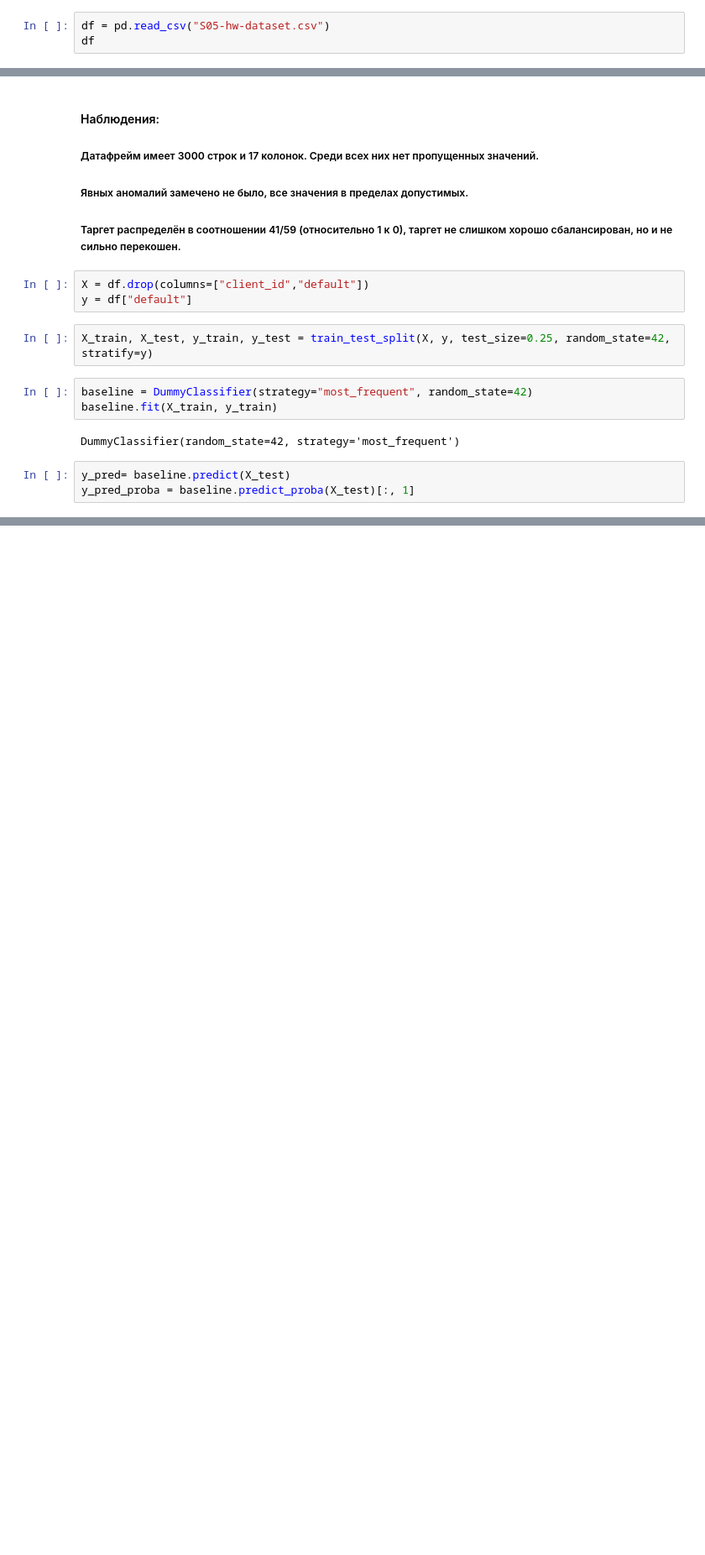
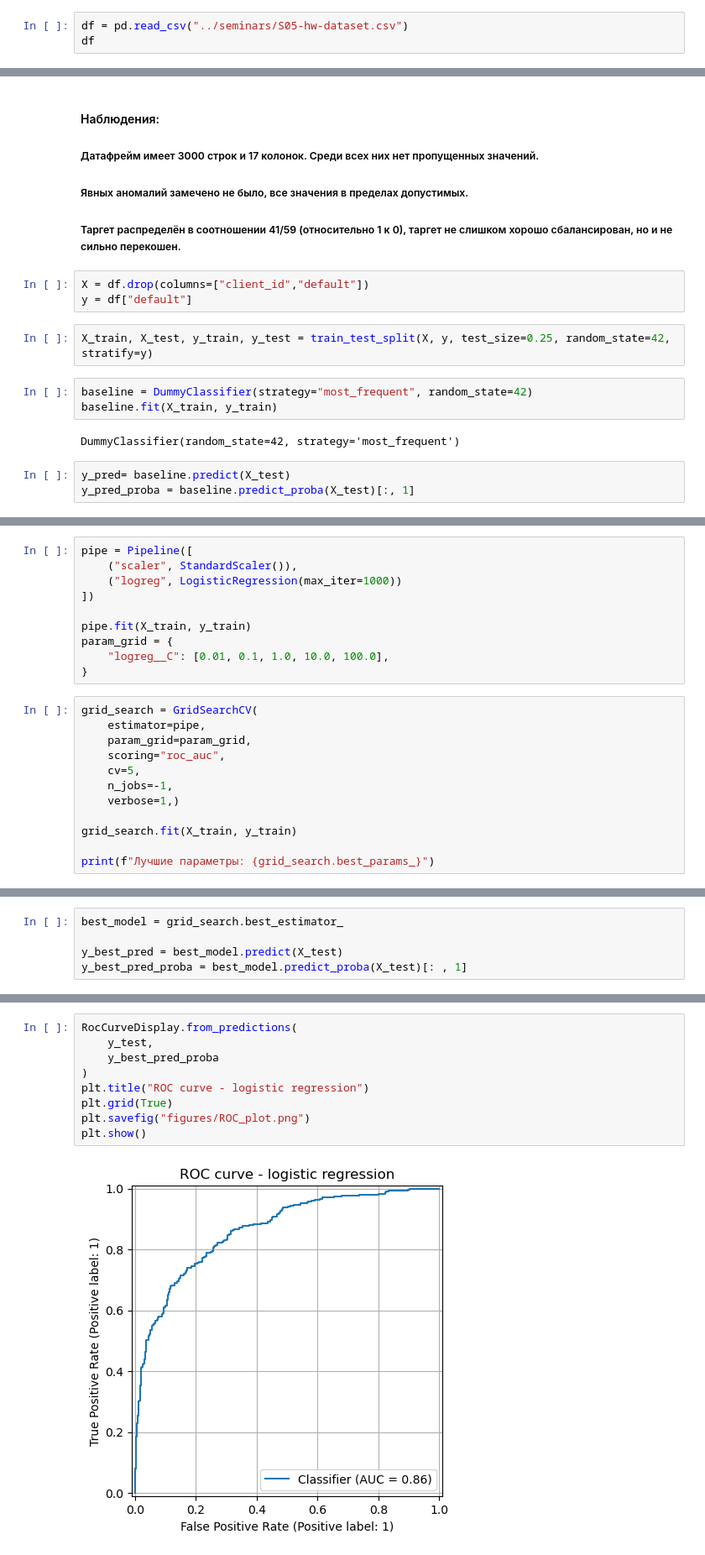
Before and after one commit to 7efirochka/aie-student-prod, a Jupyter notebook: homeworks/HW05/HW05.ipynb, the cells around one changed output, grey strips where cells are left out. Shown: that part at 84% size. Saved outputs shown, nothing was run; the diff lists cells and outputs as text; blank space fills up the shorter version.

```diff
--- a/homeworks/HW05/HW05.ipynb
+++ b/homeworks/HW05/HW05.ipynb
@@ -10,5 +15,5 @@ from sklearn.metrics import accuracy_score, precision_score, roc_auc_score
 # %%
-df = pd.read_csv("S05-hw-dataset.csv")
+df = pd.read_csv("../seminars/S05-hw-dataset.csv")
 df
 # %% [output]
 |  | client_id | age | income | years_employed | credit_score | debt_to_income | num_credit_cards | ... |
@@ -101,0 +117,22 @@ Accuracy: 0.5893333333333334
+# %%
+pipe = Pipeline([
+    ("scaler", StandardScaler()),
+    ("logreg", LogisticRegression(max_iter=1000))
+])
+
+pipe.fit(X_train, y_train)
+param_grid = {
+    "logreg__C": [0.01, 0.1, 1.0, 10.0, 100.0],
+}
+# %%
+grid_search = GridSearchCV(
+    estimator=pipe,
+    param_grid=param_grid,
+    scoring="roc_auc",
+    cv=5,
+    n_jobs=-1,
+    verbose=1,)
+
+grid_search.fit(X_train, y_train)
+
+print(f"Лучшие параметры: {grid_search.best_params_}")
@@ -101,0 +142,5 @@ Accuracy: 0.5893333333333334
+# %%
+best_model = grid_search.best_estimator_
+
+y_best_pred = best_model.predict(X_test)
+y_best_pred_proba = best_model.predict_proba(X_test)[: , 1]
@@ -101,0 +166,11 @@ Accuracy: 0.5893333333333334
+# %%
+RocCurveDisplay.from_predictions(
+    y_test,
+    y_best_pred_proba
+)
+plt.title("ROC curve - logistic regression")
+plt.grid(True)
+plt.savefig("figures/ROC_plot.png")
+plt.show()
+# %% [output]
+[figure, added]
```
Also changed, not shown: parts of 13 cells of this notebook.
